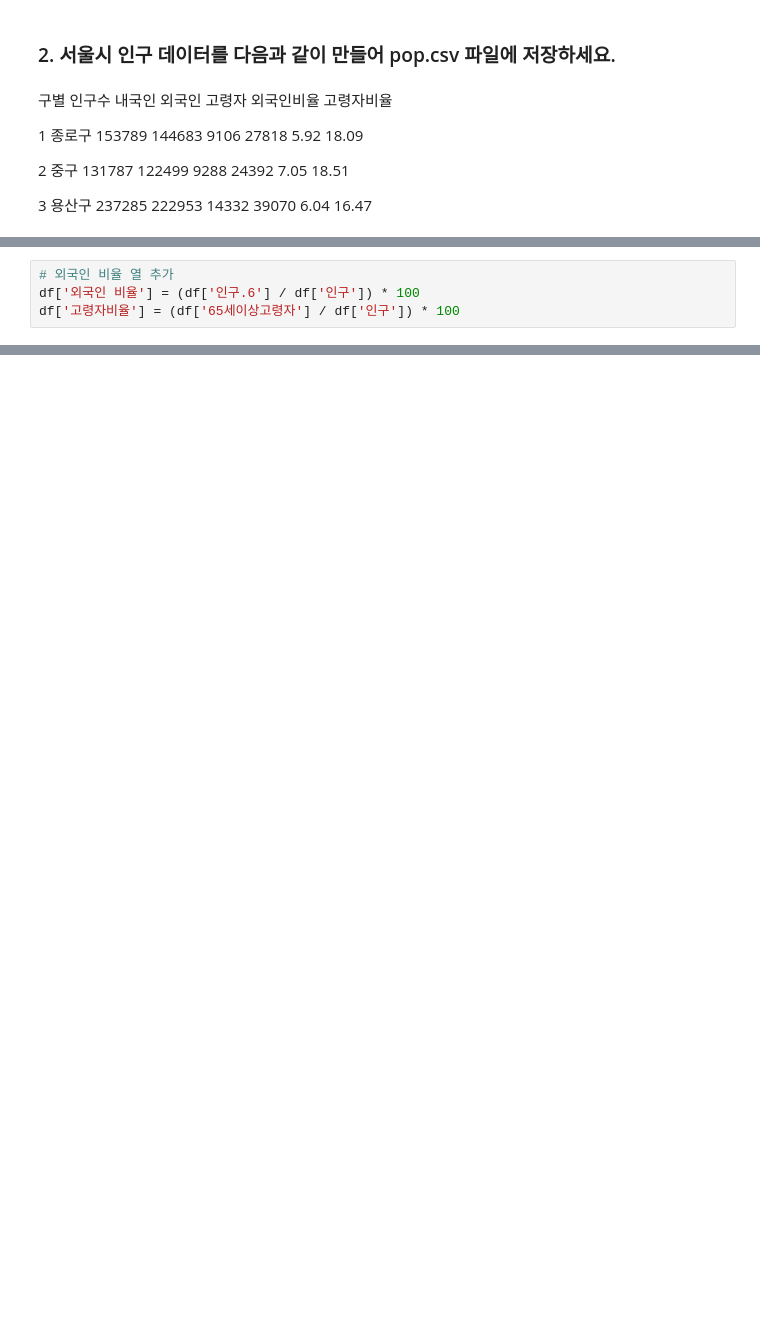
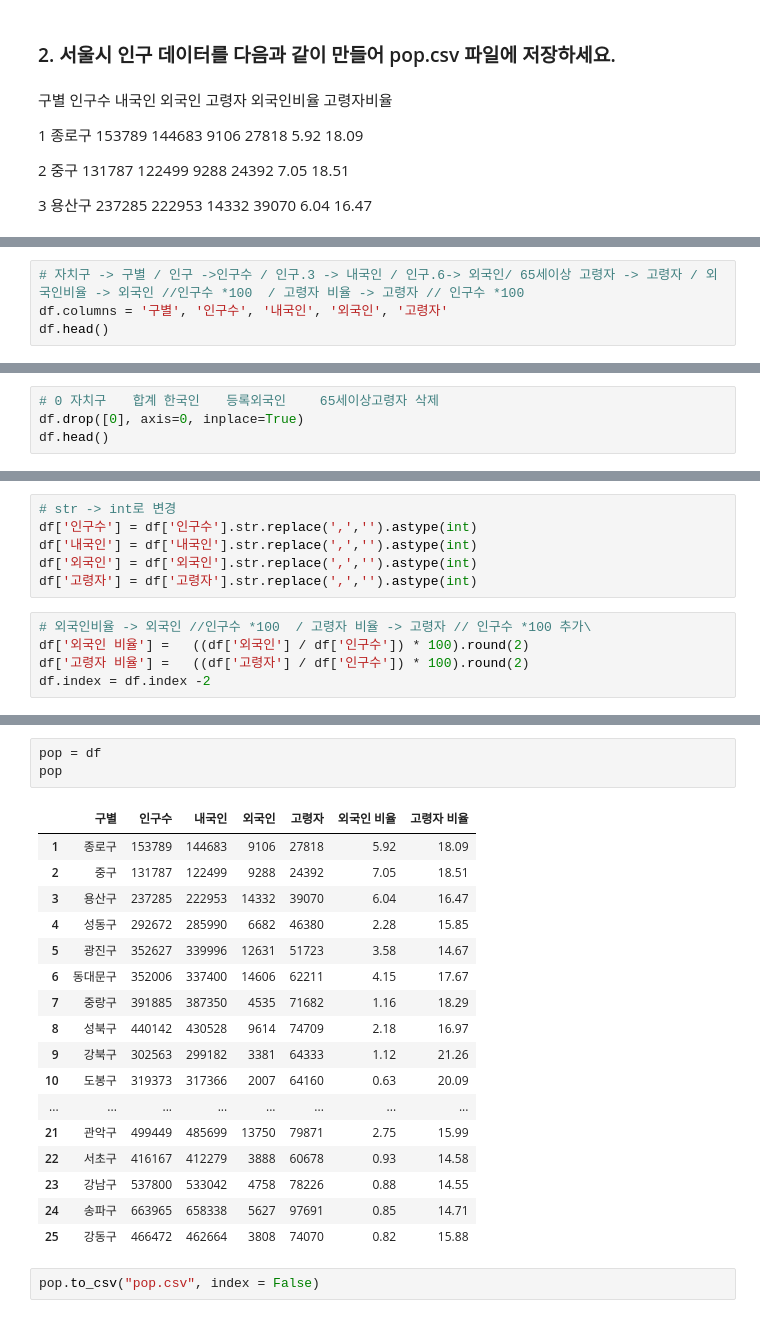
Before and after one commit to qomalq/DataAnalysis-Lecture, a Jupyter notebook: 02.Pandas/과제.ipynb, the cells around one changed output, grey strips where cells are left out. Cells and saved outputs as stored; diff of their text form; blank space fills up the shorter version.

```diff
--- a/02.Pandas/과제.ipynb
+++ b/02.Pandas/과제.ipynb
@@ -104,0 +101,4 @@ df.head()
+# %%
+# 자치구 -> 구별 / 인구 ->인구수 / 인구.3 -> 내국인 / 인구.6-> 외국인/ 65세이상 고령자 -> 고령자 / 외국인비율 -> 외국인 //인구수 *100  / 고령자 비율 -> 고령자 // 인구수 *100
+df.columns = '구별', '인구수', '내국인', '외국인', '고령자'
+df.head()
@@ -104,0 +112,4 @@ df.head()
+# %%
+# 0	자치구	합계	한국인	등록외국인	65세이상고령자 삭제
+df.drop([0], axis=0, inplace=True)
+df.head()
@@ -105,4 +123,11 @@ df.head()
+# %%
+# str -> int로 변경
+df['인구수'] = df['인구수'].str.replace(',','').astype(int)
+df['내국인'] = df['내국인'].str.replace(',','').astype(int)
+df['외국인'] = df['외국인'].str.replace(',','').astype(int)
+df['고령자'] = df['고령자'].str.replace(',','').astype(int)
 # %%
-# 외국인 비율 열 추가
-df['외국인 비율'] = (df['인구.6'] / df['인구']) * 100
-df['고령자비율'] = (df['65세이상고령자'] / df['인구']) * 100
+# 외국인비율 -> 외국인 //인구수 *100  / 고령자 비율 -> 고령자 // 인구수 *100 추가\
+df['외국인 비율'] =   ((df['외국인'] / df['인구수']) * 100).round(2)
+df['고령자 비율'] =   ((df['고령자'] / df['인구수']) * 100).round(2)
+df.index = df.index -2
@@ -129,0 +134,23 @@ Name: 인구.6, dtype: object
+# %%
+pop = df
+pop
+# %% [output]
+|  | 구별 | 인구수 | 내국인 | 외국인 | 고령자 | 외국인 비율 | 고령자 비율 |
+| 1 | 종로구 | 153789 | 144683 | 9106 | 27818 | 5.92 | 18.09 |
+| 2 | 중구 | 131787 | 122499 | 9288 | 24392 | 7.05 | 18.51 |
+| 3 | 용산구 | 237285 | 222953 | 14332 | 39070 | 6.04 | 16.47 |
+| 4 | 성동구 | 292672 | 285990 | 6682 | 46380 | 2.28 | 15.85 |
+| 5 | 광진구 | 352627 | 339996 | 12631 | 51723 | 3.58 | 14.67 |
+| 6 | 동대문구 | 352006 | 337400 | 14606 | 62211 | 4.15 | 17.67 |
+| 7 | 중랑구 | 391885 | 387350 | 4535 | 71682 | 1.16 | 18.29 |
+| 8 | 성북구 | 440142 | 430528 | 9614 | 74709 | 2.18 | 16.97 |
+| 9 | 강북구 | 302563 | 299182 | 3381 | 64333 | 1.12 | 21.26 |
+| 10 | 도봉구 | 319373 | 317366 | 2007 | 64160 | 0.63 | 20.09 |
+| ... | ... | ... | ... | ... | ... | ... | ... |
+| 21 | 관악구 | 499449 | 485699 | 13750 | 79871 | 2.75 | 15.99 |
+| 22 | 서초구 | 416167 | 412279 | 3888 | 60678 | 0.93 | 14.58 |
+| 23 | 강남구 | 537800 | 533042 | 4758 | 78226 | 0.88 | 14.55 |
+| 24 | 송파구 | 663965 | 658338 | 5627 | 97691 | 0.85 | 14.71 |
+| 25 | 강동구 | 466472 | 462664 | 3808 | 74070 | 0.82 | 15.88 |
+# %%
+pop.to_csv("pop.csv", index = False)
```
Also changed, not shown: parts of 6 cells of this notebook, 1 other file.
